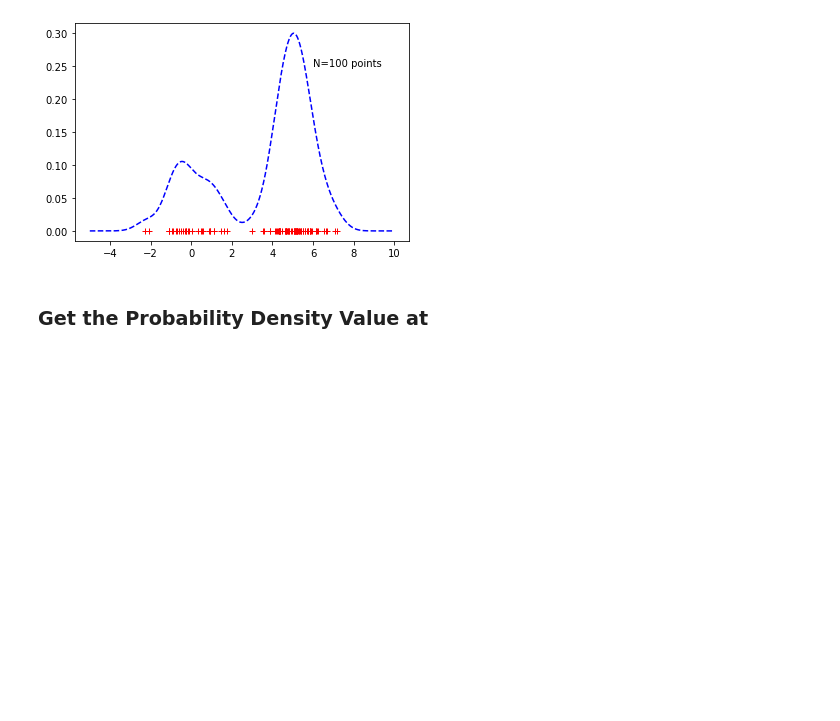
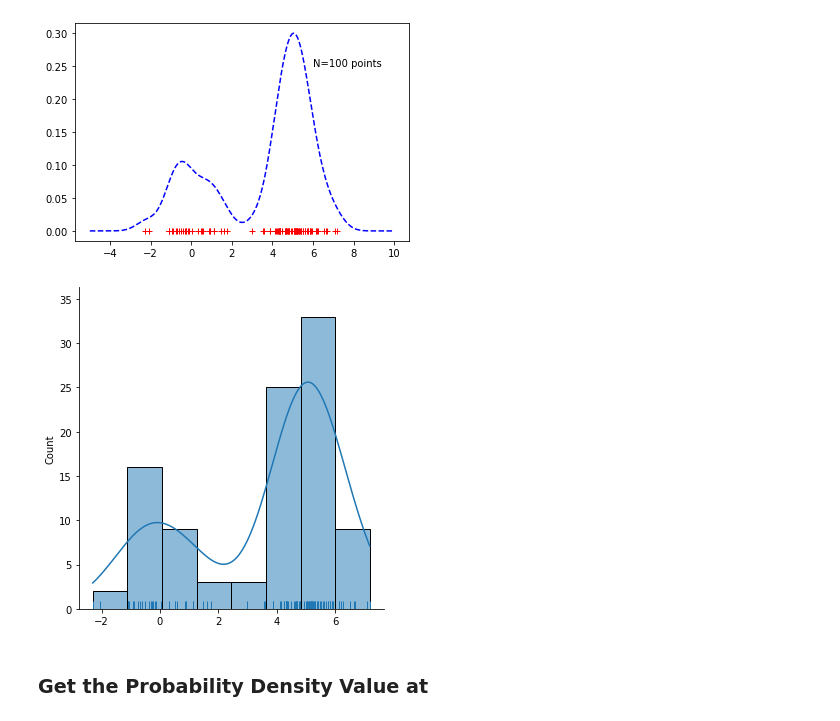
Before and after one commit to PEESEgroup/SysEn6880, a Jupyter notebook: KDE and Regression.ipynb, the cells around one changed output. Drawn from its saved outputs; the diff is of its cells as text; code cells hidden in the pictures; blank space fills up the shorter version.

```diff
--- a/KDE and Regression.ipynb
+++ b/KDE and Regression.ipynb
@@ -54,6 +53,14 @@ plt.text(6, 0.25, "N={0} points".format(N), horizontalalignment='left' )
 plt.show()
 # %% [output]
 [figure]
+# %%
+# the KDE and density profile can also be plotted via the seaborn package
+
+import seaborn as sns
+sns.displot(Xkde.flatten(), kde=True, rug=True)
+plt.show()
+# %% [output]
+[figure, added]
 # %% [markdown]
 ### Get the Probability Density Value at
 # %%
```
Also changed, not shown: parts of 5 cells of this notebook.
